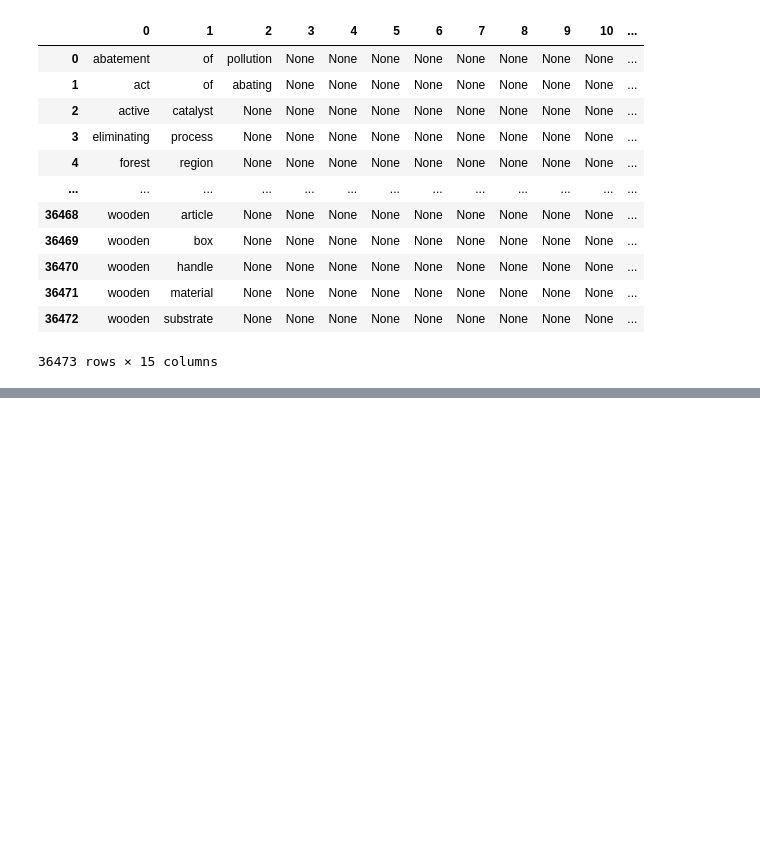
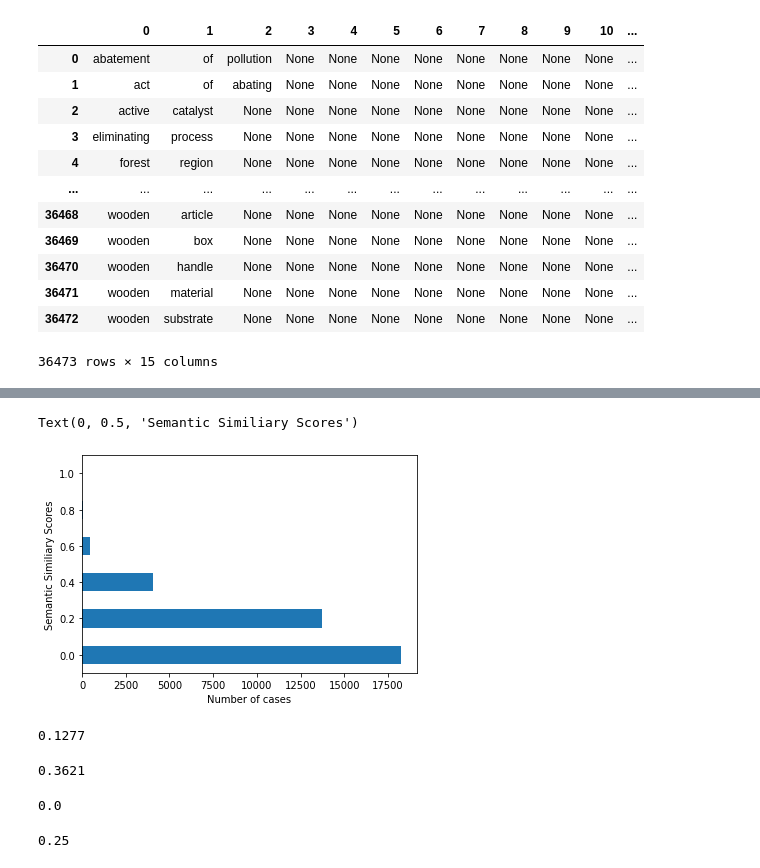
Before and after one commit to davefriesen/patent-semantics, a Jupyter notebook: source/Attempt 1 - Patent Semantics.ipynb, the cells around one changed output, grey strips where cells are left out. Saved outputs shown, nothing was run; the diff lists cells and outputs as text; code cells hidden in the pictures; blank space fills up the shorter version.

```diff
--- a/source/Attempt 1 - Patent Semantics.ipynb
+++ b/source/Attempt 1 - Patent Semantics.ipynb
@@ -202,0 +191,18 @@ dtype: int64
+# %%
+df2=train['dupecount']/5
+df2.value_counts().plot(kind= 'barh')
+plt.xlabel("Number of cases")
+plt.ylabel("Semantic Similiary Scores")
+# %% [output]
+Text(0, 0.5, 'Semantic Similiary Scores')
+[figure, added]
+# %%
+avg = sum(df2) / len(df2)
+round(avg, 4)
+# %% [output]
+0.1277
+# %%
+train_avg = sum(train['score']) / len(train['score'])
+round(train_avg, 4)
+# %% [output]
+0.3621
@@ -202,0 +211,8 @@ dtype: int64
+# %%
+statistics.median(df2)
+# %% [output]
+0.0
+# %%
+statistics.median(train['score'])
+# %% [output]
+0.25
```
Also changed, not shown: parts of 23 cells of this notebook.
